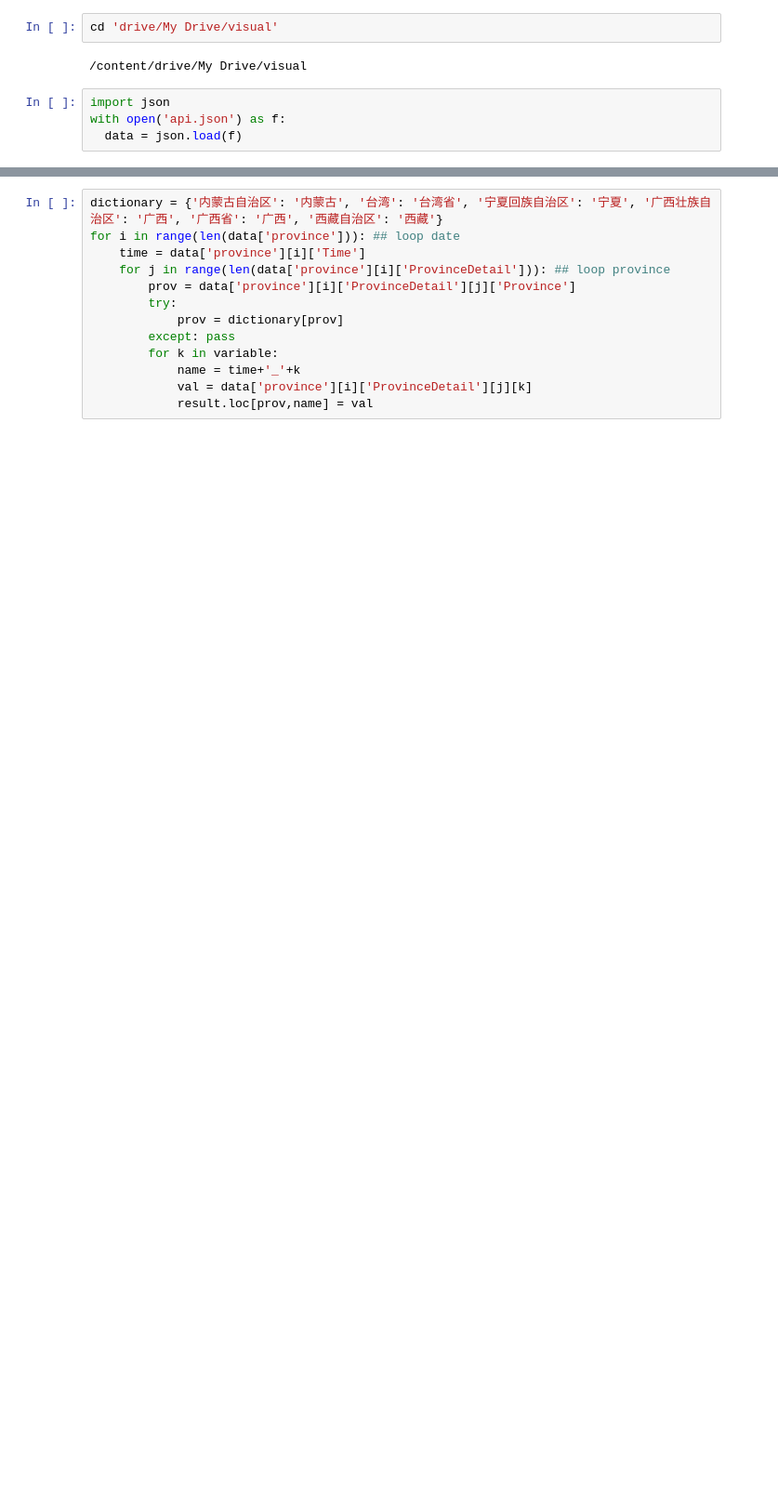
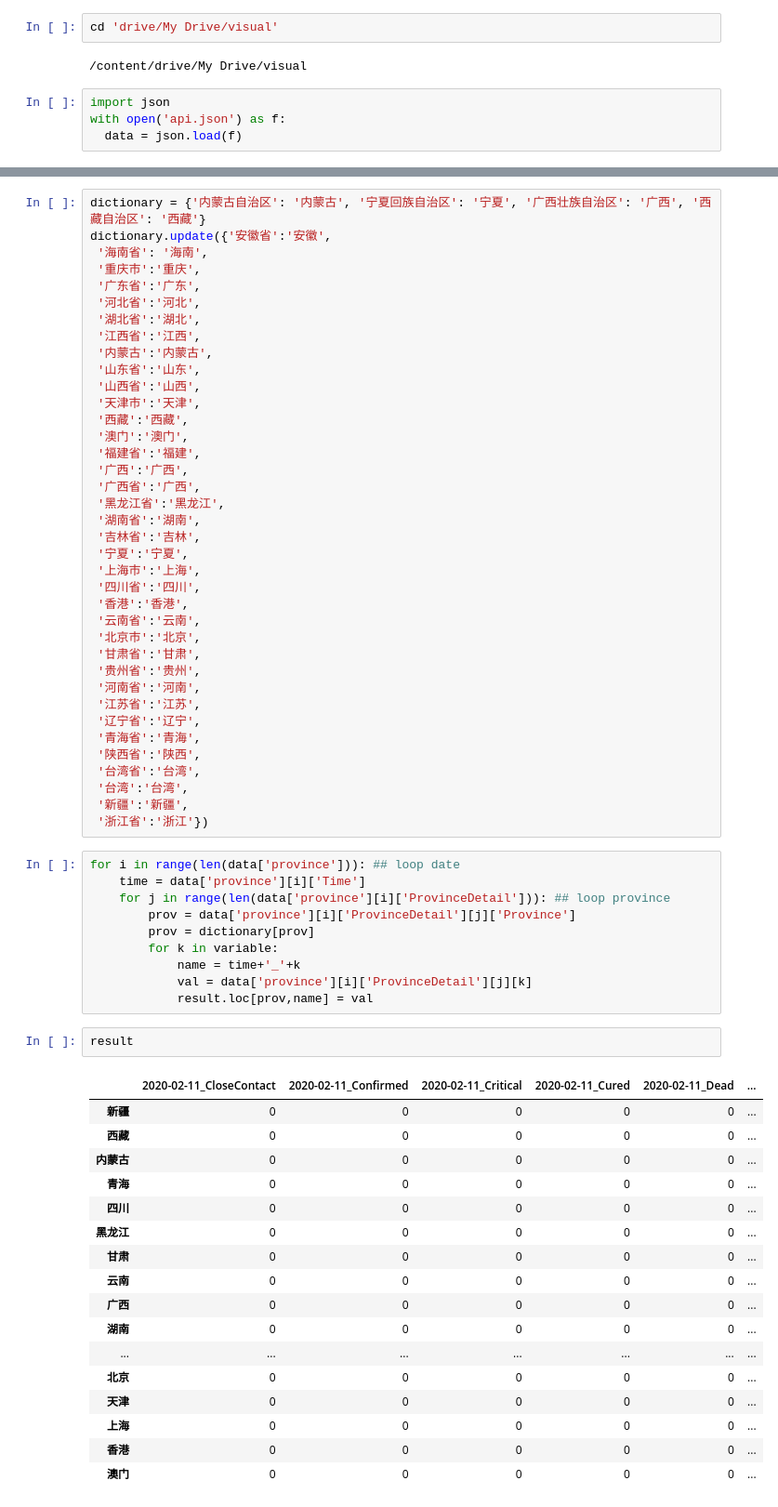
Before and after one commit to ZhijunLiu96/Visualization, a Jupyter notebook: data/json_to_csv.ipynb, the cells around one changed output, grey strips where cells are left out. Shown at 93% size. Cells and saved outputs as stored; diff of their text form; blank space fills up the shorter version.

```diff
--- a/data/json_to_csv.ipynb
+++ b/data/json_to_csv.ipynb
@@ -26,13 +30,68 @@ result = pd.DataFrame(0, index=row, columns=column)
+# %%
+dictionary = {'内蒙古自治区': '内蒙古', '宁夏回族自治区': '宁夏', '广西壮族自治区': '广西', '西藏自治区': '西藏'}
+dictionary.update({'安徽省':'安徽',
+ '海南省': '海南',
+ '重庆市':'重庆',
+ '广东省':'广东',
+ '河北省':'河北',
+ '湖北省':'湖北',
+ '江西省':'江西',
+ '内蒙古':'内蒙古',
+ '山东省':'山东',
+ '山西省':'山西',
+ '天津市':'天津',
+ '西藏':'西藏',
+ '澳门':'澳门',
+ '福建省':'福建',
+ '广西':'广西',
+ '广西省':'广西',
+ '黑龙江省':'黑龙江',
+ '湖南省':'湖南',
+ '吉林省':'吉林',
+ '宁夏':'宁夏',
+ '上海市':'上海',
+ '四川省':'四川',
+ '香港':'香港',
+ '云南省':'云南',
+ '北京市':'北京',
+ '甘肃省':'甘肃',
+ '贵州省':'贵州',
+ '河南省':'河南',
+ '江苏省':'江苏',
+ '辽宁省':'辽宁',
+ '青海省':'青海',
+ '陕西省':'陕西',
+ '台湾省':'台湾',
+ '台湾':'台湾',
+ '新疆':'新疆',
+ '浙江省':'浙江'})
 # %%
-dictionary = {'内蒙古自治区': '内蒙古', '台湾': '台湾省', '宁夏回族自治区': '宁夏', '广西壮族自治区': '广西', '广西省': '广西', '西藏自治区': '西藏'}
 for i in range(len(data['province'])): ## loop date
     time = data['province'][i]['Time']
     for j in range(len(data['province'][i]['ProvinceDetail'])): ## loop province
         prov = data['province'][i]['ProvinceDetail'][j]['Province']
-        try:
-            prov = dictionary[prov]
-        except: pass
+        prov = dictionary[prov]
         for k in variable:
             name = time+'_'+k
             val = data['province'][i]['ProvinceDetail'][j][k]
             result.loc[prov,name] = val
+# %%
+result
+# %% [output]
+|  | 2020-02-11_CloseContact | 2020-02-11_Confirmed | 2020-02-11_Critical | 2020-02-11_Cured | 2020-02-11_Dead | ... |
+| 新疆 | 0 | 0 | 0 | 0 | 0 | ... |
+| 西藏 | 0 | 0 | 0 | 0 | 0 | ... |
+| 内蒙古 | 0 | 0 | 0 | 0 | 0 | ... |
+| 青海 | 0 | 0 | 0 | 0 | 0 | ... |
+| 四川 | 0 | 0 | 0 | 0 | 0 | ... |
+| 黑龙江 | 0 | 0 | 0 | 0 | 0 | ... |
+| 甘肃 | 0 | 0 | 0 | 0 | 0 | ... |
+| 云南 | 0 | 0 | 0 | 0 | 0 | ... |
+| 广西 | 0 | 0 | 0 | 0 | 0 | ... |
+| 湖南 | 0 | 0 | 0 | 0 | 0 | ... |
+| ... | ... | ... | ... | ... | ... | ... |
+| 北京 | 0 | 0 | 0 | 0 | 0 | ... |
+| 天津 | 0 | 0 | 0 | 0 | 0 | ... |
+| 上海 | 0 | 0 | 0 | 0 | 0 | ... |
+| 香港 | 0 | 0 | 0 | 0 | 0 | ... |
+| 澳门 | 0 | 0 | 0 | 0 | 0 | ... |
```
Also changed, not shown: parts of 7 cells of this notebook, 7 other files.
